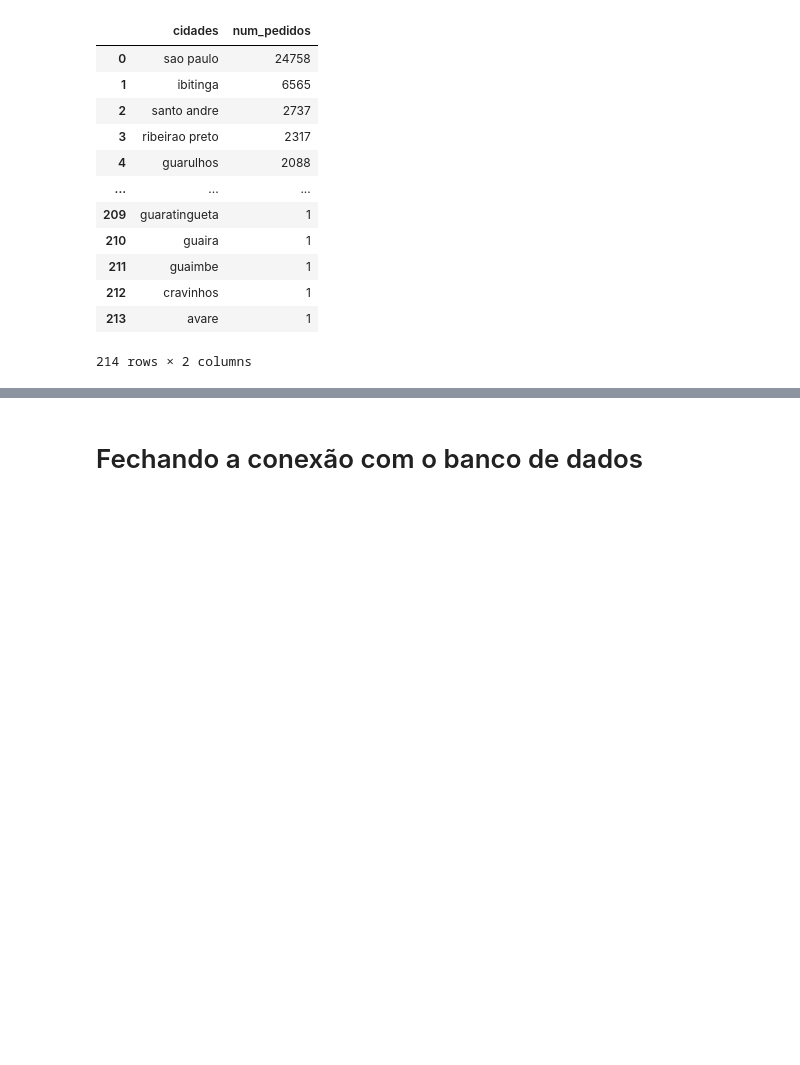
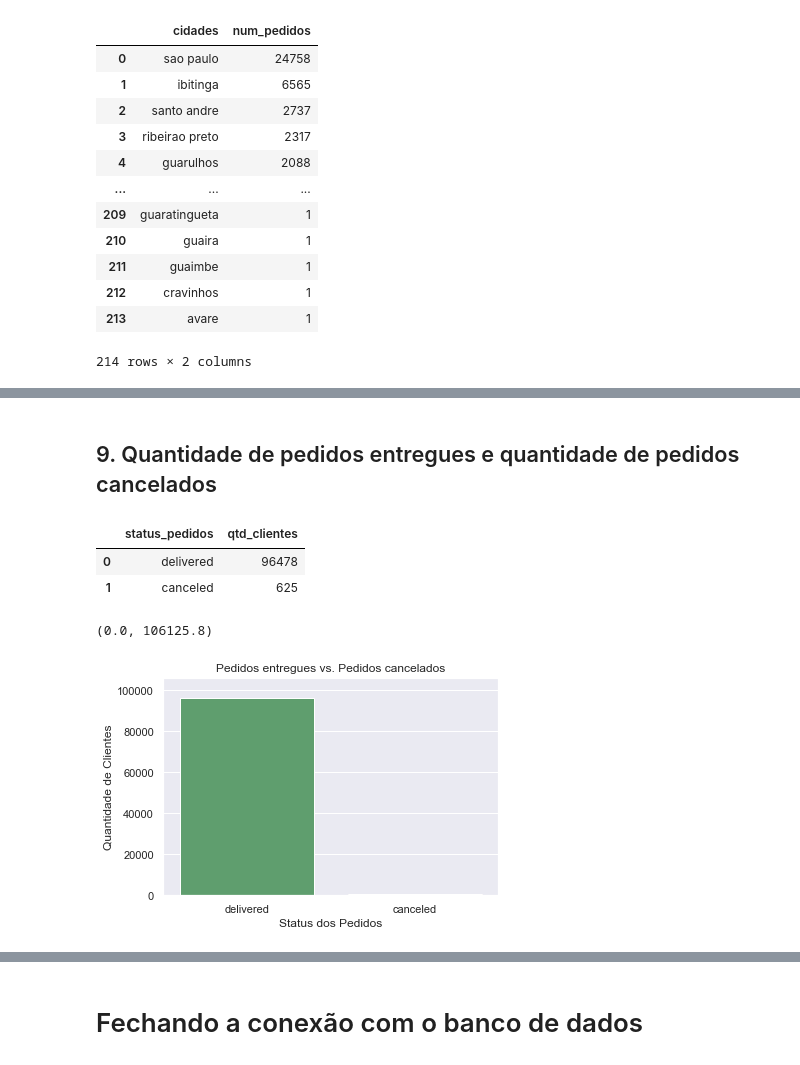
Before and after one commit to deborabmfreitas/projeto-sql, a Jupyter notebook: project.ipynb, the cells around one changed output, grey strips where cells are left out. Cells and saved outputs as stored; diff of their text form; code cells hidden in the pictures; blank space fills up the shorter version.

Commit message:
query analysis

```diff
--- a/project.ipynb
+++ b/project.ipynb
@@ -569,0 +691,16 @@ order_cities
+# %%
+query = """
+        SELECT order_status AS status_pedidos, COUNT(DISTINCT customer_id) AS qtd_clientes
+
+        FROM olist_orders
+
+        GROUP BY order_status
+
+        ORDER BY qtd_clientes DESC
+
+        LIMIT 1000;
+
+        """
+
+order_status = pd.read_sql(query, con=conn)
+order_status
@@ -569,0 +717,33 @@ order_cities
+# %% [markdown]
+## 9. Quantidade de pedidos entregues e quantidade de pedidos cancelados
+# %%
+query = """
+        SELECT order_status AS status_pedidos, COUNT(DISTINCT customer_id) AS qtd_clientes
+
+        FROM olist_orders
+
+        WHERE order_status IN ('delivered','canceled')
+
+        GROUP BY order_status
+
+        ORDER BY qtd_clientes DESC
+
+        LIMIT 1000;
+
+        """
+
+order_status = pd.read_sql(query, con=conn)
+order_status
+# %% [output]
+|  | status_pedidos | qtd_clientes |
+| 0 | delivered | 96478 |
+| 1 | canceled | 625 |
+# %%
+sns.barplot(x='status_pedidos',y='qtd_clientes', data=order_status, palette=['g', 'r'])
+plt.title('Pedidos entregues vs. Pedidos cancelados')
+plt.xlabel('Status dos Pedidos')
+plt.ylabel('Quantidade de Clientes')
+plt.ylim(bottom=0, top=max(order_status['qtd_clientes']) * 1.1)
+# %% [output]
+(0.0, 106125.8)
+[figure, added]
```
Also changed, not shown: parts of 52 cells of this notebook.
